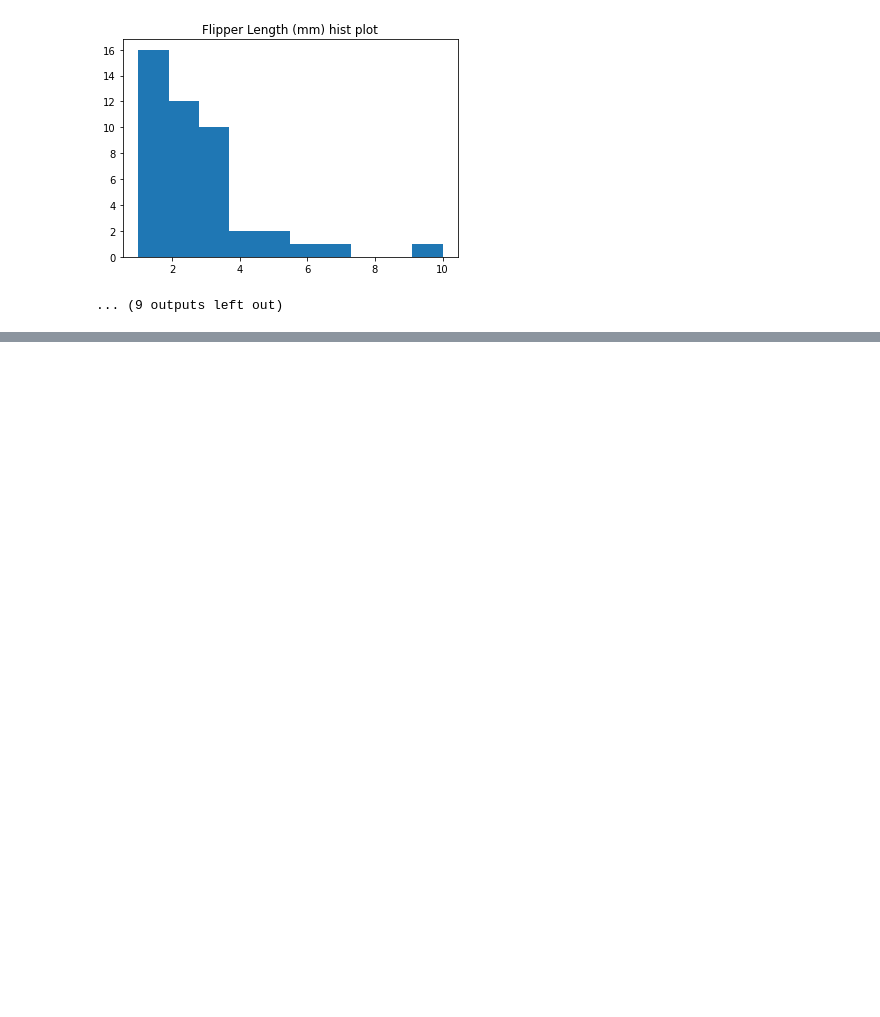
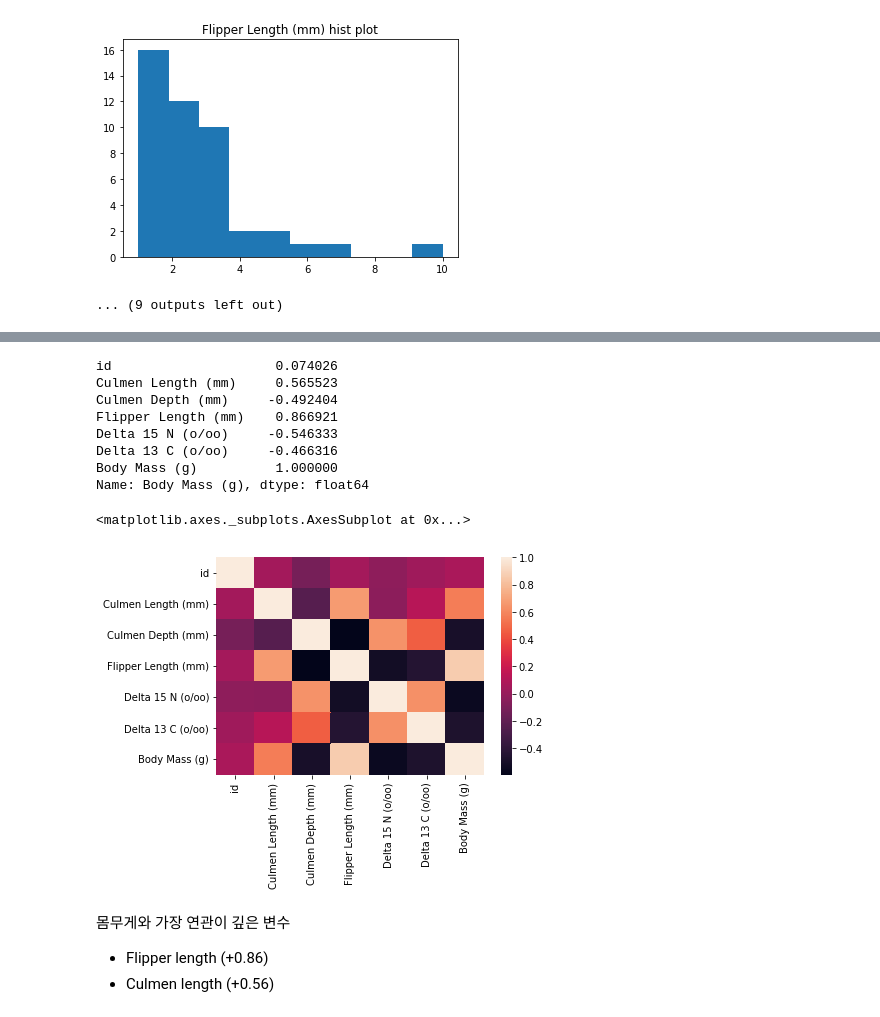
Before and after one commit to juyeon-shin/CLUB-D.N.A., a Jupyter notebook: 2022/01. 펭귄 몸무게 예측 경진대회/02_EDA.ipynb, the cells around one changed output, grey strips where cells are left out. Cells and saved outputs as stored; diff of their text form; code cells hidden in the pictures; blank space fills up the shorter version.

```diff
--- a/2022/01. 펭귄 몸무게 예측 경진대회/02_EDA.ipynb
+++ b/2022/01. 펭귄 몸무게 예측 경진대회/02_EDA.ipynb
@@ -108,0 +122,18 @@ EDA_int(train)
+# %%
+print(train.corr()['Body Mass (g)'])
+sns.heatmap(train.corr())
+# %% [output]
+id                     0.074026
+Culmen Length (mm)     0.565523
+Culmen Depth (mm)     -0.492404
+Flipper Length (mm)    0.866921
+Delta 15 N (o/oo)     -0.546333
+Delta 13 C (o/oo)     -0.466316
+Body Mass (g)          1.000000
+Name: Body Mass (g), dtype: float64
+<matplotlib.axes._subplots.AxesSubplot at 0x...>
+[figure, added]
+# %% [markdown]
+몸무게와 가장 연관이 깊은 변수
++ Flipper length (+0.86)
++ Culmen length (+0.56)
```
Also changed, not shown: parts of 2 cells of this notebook.
